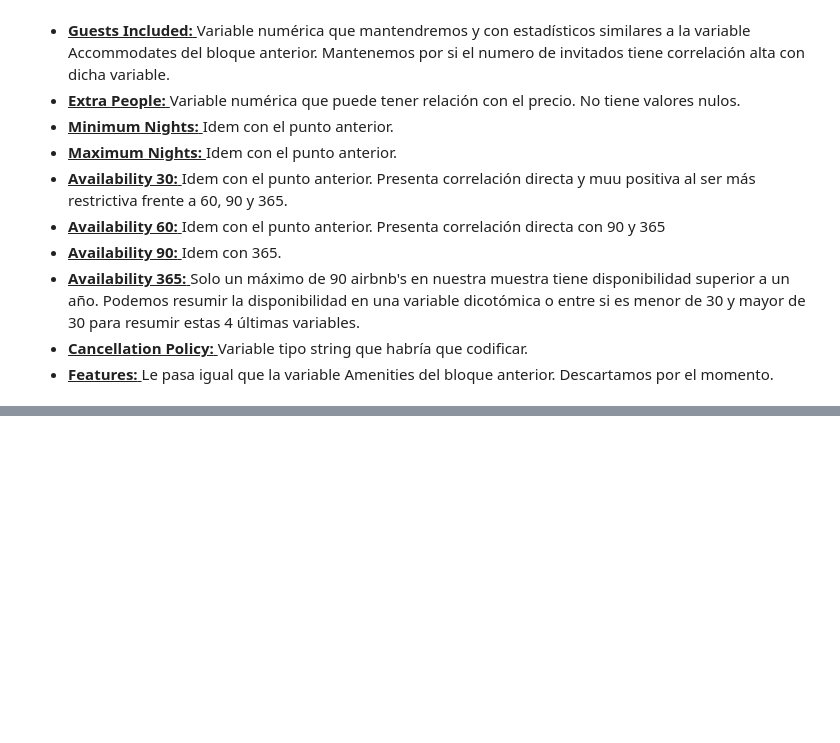
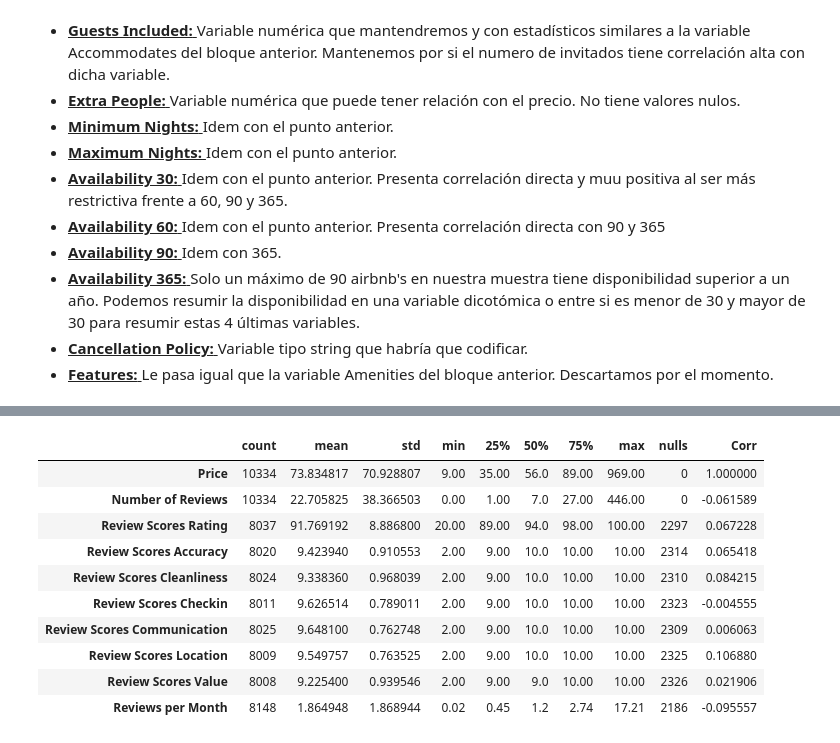
Before and after one commit to ramonlaborda/practica-ml, a Jupyter notebook: Estimacion Precio Airbnb.ipynb, the cells around one changed output, grey strips where cells are left out. Cells and saved outputs as stored; diff of their text form; code cells hidden in the pictures; blank space fills up the shorter version.

```diff
--- a/Estimacion Precio Airbnb.ipynb
+++ b/Estimacion Precio Airbnb.ipynb
@@ -558,0 +570,14 @@ Las conclusiones tras observar los primeros estadísticos son:
+# %%
+custom_descibre(train[['Price'] + val_res])
+# %% [output]
+|  | count | mean | std | min | 25% | 50% | 75% | max | nulls | Corr |
+| Price | 10334 | 73.834817 | 70.928807 | 9.00 | 35.00 | 56.0 | 89.00 | 969.00 | 0 | 1.000000 |
+| Number of Reviews | 10334 | 22.705825 | 38.366503 | 0.00 | 1.00 | 7.0 | 27.00 | 446.00 | 0 | -0.061589 |
+| Review Scores Rating | 8037 | 91.769192 | 8.886800 | 20.00 | 89.00 | 94.0 | 98.00 | 100.00 | 2297 | 0.067228 |
+| Review Scores Accuracy | 8020 | 9.423940 | 0.910553 | 2.00 | 9.00 | 10.0 | 10.00 | 10.00 | 2314 | 0.065418 |
+| Review Scores Cleanliness | 8024 | 9.338360 | 0.968039 | 2.00 | 9.00 | 10.0 | 10.00 | 10.00 | 2310 | 0.084215 |
+| Review Scores Checkin | 8011 | 9.626514 | 0.789011 | 2.00 | 9.00 | 10.0 | 10.00 | 10.00 | 2323 | -0.004555 |
+| Review Scores Communication | 8025 | 9.648100 | 0.762748 | 2.00 | 9.00 | 10.0 | 10.00 | 10.00 | 2309 | 0.006063 |
+| Review Scores Location | 8009 | 9.549757 | 0.763525 | 2.00 | 9.00 | 10.0 | 10.00 | 10.00 | 2325 | 0.106880 |
+| Review Scores Value | 8008 | 9.225400 | 0.939546 | 2.00 | 9.00 | 9.0 | 10.00 | 10.00 | 2326 | 0.021906 |
+| Reviews per Month | 8148 | 1.864948 | 1.868944 | 0.02 | 0.45 | 1.2 | 2.74 | 17.21 | 2186 | -0.095557 |
```
Also changed, not shown: parts of 4 cells of this notebook.
